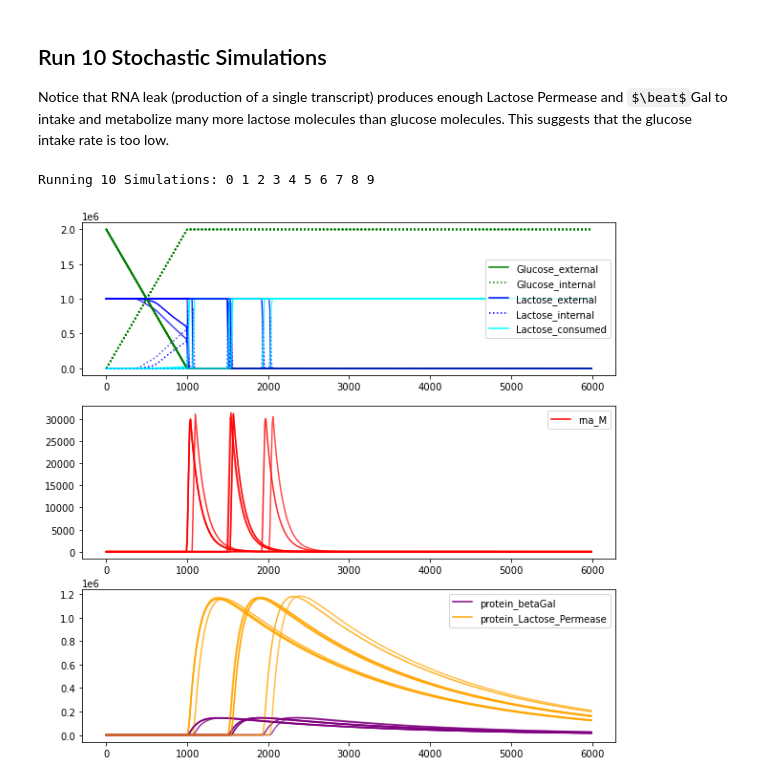
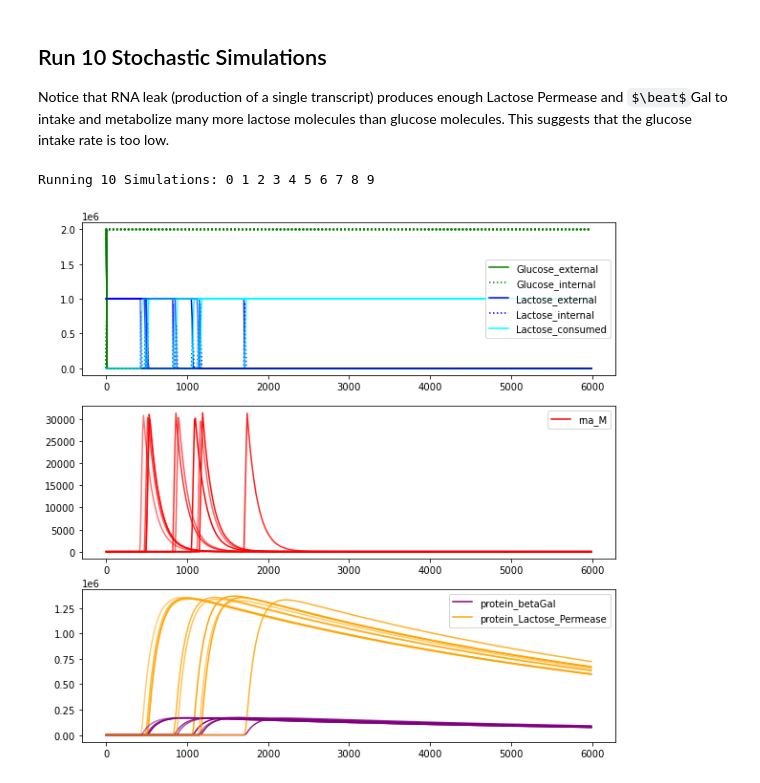
Before and after one commit to vivarium-collective/vivarium-notebooks, a Jupyter notebook: Lac Operon Model/Lac Operon CRN.ipynb, the cells around one changed output. Cells and saved outputs as stored; diff of their text form; code cells hidden in the pictures; some formulas as TeX source.

Commit message:
Dilution port working and stochastic placeholder

```diff
--- a/Lac Operon Model/Lac Operon CRN.ipynb
+++ b/Lac Operon Model/Lac Operon CRN.ipynb
@@ -177,0 +148,16 @@ True
+# %%
+#Create and Save the Deterministic model
+
+#initial condition concentrations
+#Units are mM
+lacP0 = 0
+Olac0 = 3.2*10**-6 #(mM) ~= 2 copies of Lac Operon per cell, variable D in Santillan 2007
+L_out0 = 1000 #in mM
+G_out0 = 1000 #in mM
+biomass_param = 1.66 * 10**-3 #in units of mM femtogram species
+initial_concentration_det = {lacP:lacP0, BioMass:biomass_param, OLac:Olac0, L_out: L_out0, G_out:G_out0}
+
+
+CRN_det = ChemicalReactionNetwork(species, reactions + reactions_dil, initial_concentration_dict = initial_concentration_det)
+print(CRN_det.pretty_print())
+CRN_det.write_sbml_file("LacOperon_deterministic.xml")
@@ -177,0 +183,15 @@ True
+# %%
+#Create and Save the stochastic model
+
+#Initial condition counts
+lacP0 = 0
+Olac0 = 2 #~= 2 copies of Lac Operon per cell, variable D in Santillan 2007
+L_out0 = 1*10**6 #This should change!
+G_out0 = 2*10**6 #This should change!
+biomass0 = 1000 #Each species represents 1 fg of biomass
+initial_concentration_stoch = {lacP:lacP0, BioMass:biomass0, OLac:Olac0, L_out: L_out0, G_out:G_out0}
+
+#Note: no dilution reactions in the stochastic CRN (dilution will occur via division)
+CRN_stoch = ChemicalReactionNetwork(species, reactions, initial_concentration_dict = initial_concentration_stoch)
+print(CRN_stoch.pretty_print())
+CRN_stoch.write_sbml_file("LacOperon_stochastic.xml")
@@ -182,7 +221,7 @@ timepoints = np.arange(0, 6000, 100)
 #Initial condition requires a small amount of LacP
 #x0 = {str(OLac):1, str(L_out):1000, str(G_out):2000, str(lacP):.01}
 
-R = CRN.simulate_with_bioscrape_via_sbml(timepoints)
+R = CRN_det.simulate_with_bioscrape_via_sbml(timepoints)
 
 plt.figure(figsize = (10, 10))
 plt.subplot(311)
@@ -213,14 +252,6 @@ Notice that RNA leak (production of a single transcript) produces enough Lactose
 # %%
 %matplotlib inline
 timepoints = np.arange(0, 6000, 10, dtype = np.double)
-
-#Units are counts!
-lacP0 = 0 #nonzero so a small amount of lactose can enter the cell
-Olac0 = 2 #~= 2 copies of Lac Operon per cell, variable D in Santillan 2007
-L_out0 = 1*10**6 #This should change!
-G_out0 = 2*10**6 #This should change!
-biomass0 = 1 #This should change!
-initial_concentration = {lacP:lacP0, BioMass:biomass0, OLac:Olac0, L_out: L_out0, G_out:G_out0}
 
 N_simulations = 10
 
@@ -231,32 +262,32 @@ ax3 = plt.subplot(313)
 print("Running", N_simulations, "Simulations:", end = " ")
 for i in range(N_simulations):
     print(i, end=" ")
-    R = CRN.simulate_with_bioscrape_via_sbml(timepoints, stochastic = True, initial_condition_dict = initial_concentration)
+    R = CRN_stoch.simulate_with_bioscrape_via_sbml(timepoints, stochastic = True)
 
     plt.sca(ax1)
     alpha = 1-i/(2*N_simulations)
     plt.plot(timepoints, R[str(G_out)], label = str(G_out), color = "green", alpha = alpha)
     plt.plot(timepoints, R[str(G_in)], ":", label = str(G_in), color = "green", alpha = alpha)
     plt.plot(timepoints, R[str(L_out)], label = str(L_out), color = "blue", alpha = alpha)
     plt.plot(timepoints, R[str(L_in)], ":", label = str(L_in), color = "blue", alpha = alpha)
     plt.plot(timepoints, R[str(L_consumed)], label = str(L_consumed), color = "cyan", alpha = alpha)
     if i == 0:
         plt.legend()
 
 
     plt.sca(ax2)
 
     plt.plot(timepoints, R[str(M)], label = str(M), color = "red", alpha = alpha)
     if i == 0:
         plt.legend()
 
     plt.sca(ax3)
     plt.plot(timepoints, R[str(B)], label = str(B), alpha = alpha, color = "purple")
     plt.plot(timepoints, R[str(lacP)], label = str(lacP), alpha = alpha, color = "orange")
     if i == 0:
         plt.legend()
 
 plt.show()
 # %% [output]
 Running 10 Simulations: 0 1 2 3 4 5 6 7 8 9
-[figure, old version]
+[figure, new version]
```
Also changed, not shown: parts of 3 cells of this notebook, 5 other files.
